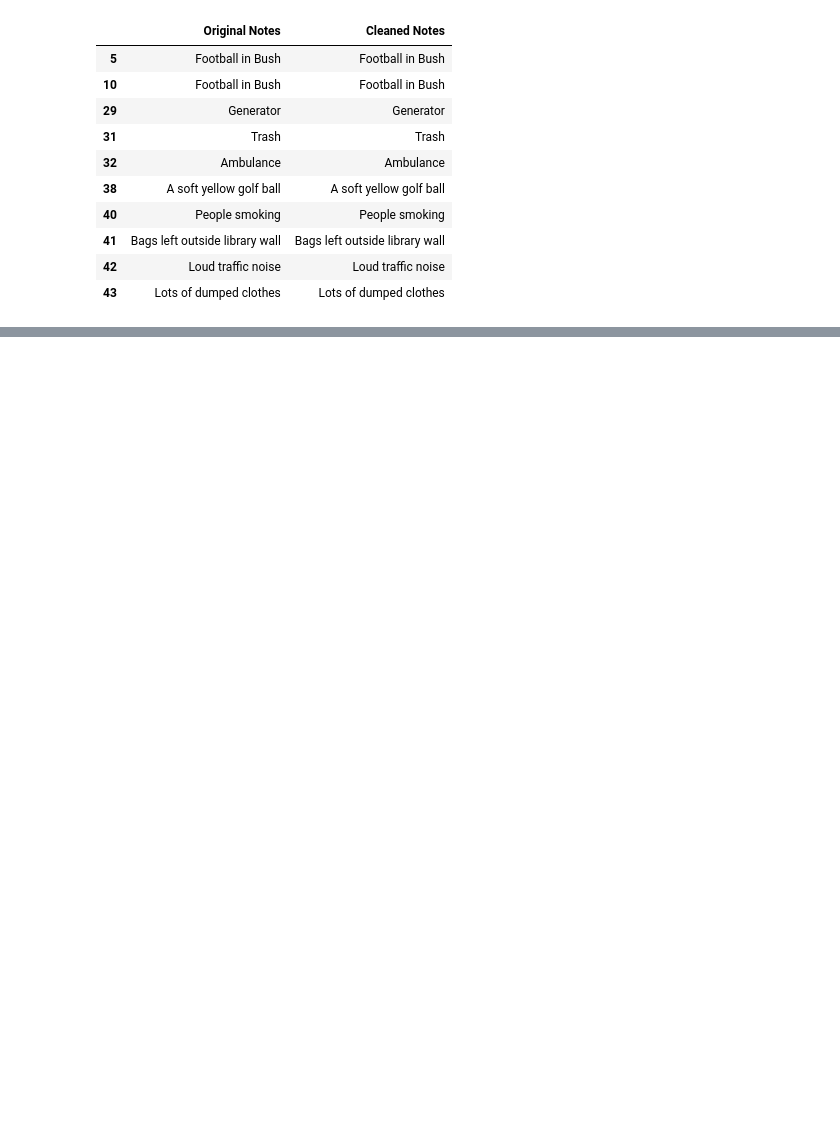
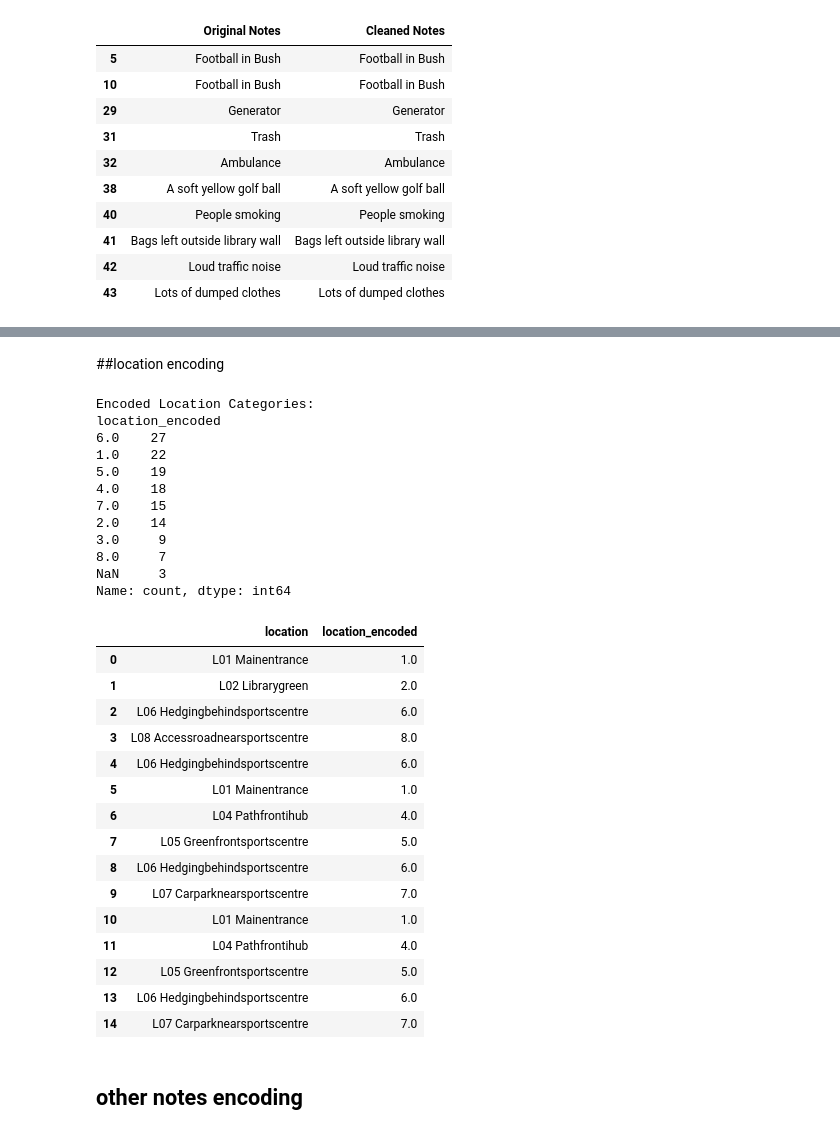
Before and after one commit to DanielMaku/ML-PythonColabProject, a Jupyter notebook: campus_dataset_project.ipynb, the cells around one changed output, grey strips where cells are left out. Cells and saved outputs as stored; diff of their text form; code cells hidden in the pictures; blank space fills up the shorter version.

Commit message:
proper cleaned encoded and inspected

```diff
--- a/campus_dataset_project.ipynb
+++ b/campus_dataset_project.ipynb
@@ -247,0 +333,18 @@ using One Hot Encoding (pd.get_dummies) to convert the categorical `weather` col
+# %%
+# 7. Encode the 'sound level' column using integer/label encoding
+
+sound_mapping = {
+    'Low': 1,
+    'Medium': 2,
+    'High': 3
+}
+
+# Map sound level categories to numbers
+df_clean['sound_level_encoded'] = df_clean['sound level'].map(sound_mapping)
+
+# Display encoded sound level values
+print("Encoded Sound Level Categories:")
+print(df_clean['sound_level_encoded'].value_counts(dropna=False))
+
+# Compare original and encoded values
+display(df_clean[['sound level', 'sound_level_encoded']].head(15))
@@ -276,3 +400,60 @@ display(df_clean[['weather', 'weather_encoded']].head(15))
 | 12 | Sunny | 1.0 |
 | 13 | Cloudy | 3.0 |
 | 14 | Sunny | 1.0 |
+# %% [markdown]
+##location encoding
+# %%
+# 9. Encode the 'location' column using integer/label encoding
+
+# Define location mapping
+location_mapping = {
+    'L01 Mainentrance': 1,
+    'L02 Librarygreen': 2,
+    'L03 Lowersidepathihub': 3,
+    'L04 Pathfrontihub': 4,
+    'L05 Greenfrontsportscentre': 5,
+    'L06 Hedgingbehindsportscentre': 6,
+    'L07 Carparknearsportscentre': 7,
+    'L08 Accessroadnearsportscentre': 8
+}
+
+# Map location categories to numbers
+df_clean['location_encoded'] = df_clean['location'].map(location_mapping)
+
+# Display encoded location values
+print("Encoded Location Categories:")
+print(df_clean['location_encoded'].value_counts(dropna=False))
+
+# Compare original and encoded values
+display(df_clean[['location', 'location_encoded']].head(15))
+# %% [output]
+Encoded Location Categories:
+location_encoded
+6.0    27
+1.0    22
+5.0    19
+4.0    18
+7.0    15
+2.0    14
+3.0     9
+8.0     7
+NaN     3
+Name: count, dtype: int64
+|  | location | location_encoded |
+| 0 | L01 Mainentrance | 1.0 |
+| 1 | L02 Librarygreen | 2.0 |
+| 2 | L06 Hedgingbehindsportscentre | 6.0 |
+| 3 | L08 Accessroadnearsportscentre | 8.0 |
+| 4 | L06 Hedgingbehindsportscentre | 6.0 |
+| 5 | L01 Mainentrance | 1.0 |
+| 6 | L04 Pathfrontihub | 4.0 |
+| 7 | L05 Greenfrontsportscentre | 5.0 |
+| 8 | L06 Hedgingbehindsportscentre | 6.0 |
+| 9 | L07 Carparknearsportscentre | 7.0 |
+| 10 | L01 Mainentrance | 1.0 |
+| 11 | L04 Pathfrontihub | 4.0 |
+| 12 | L05 Greenfrontsportscentre | 5.0 |
+| 13 | L06 Hedgingbehindsportscentre | 6.0 |
+| 14 | L07 Carparknearsportscentre | 7.0 |
+# %% [markdown]
+## other notes encoding
```
Also changed, not shown: parts of 27 cells of this notebook.
